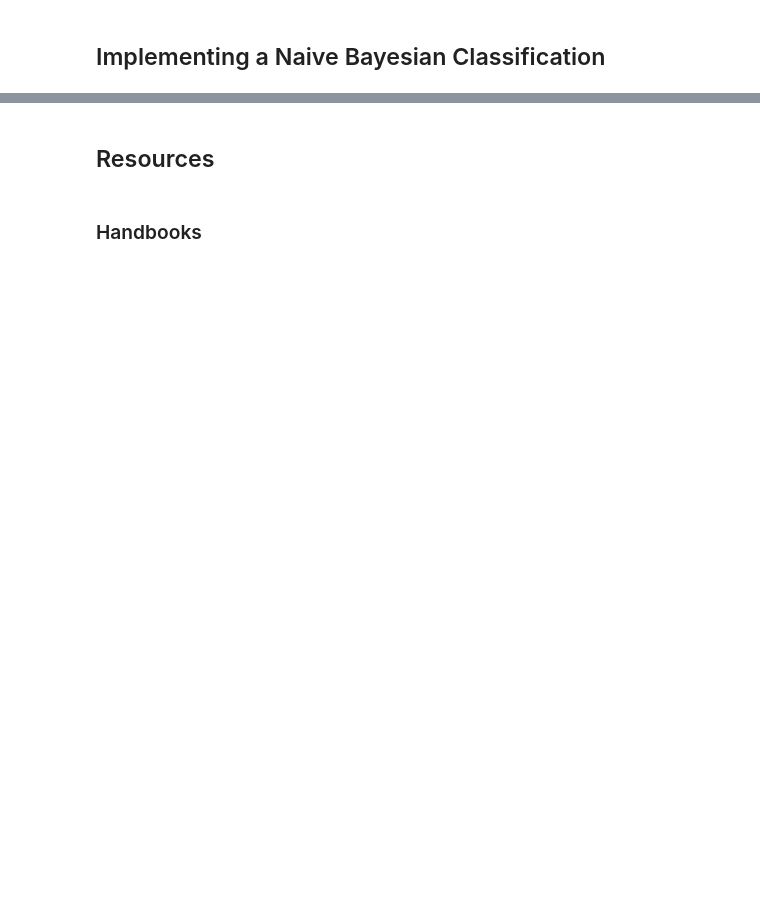
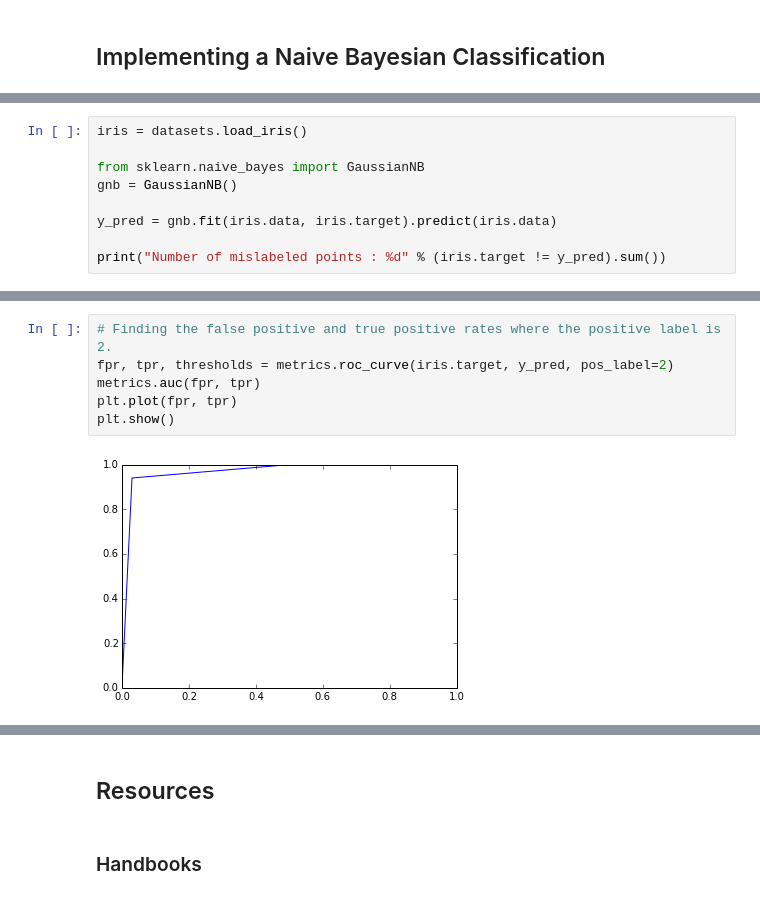
Before and after one commit to khnlimit/DS_HK_2, a Jupyter notebook: notebooks/09 - Naive Bayes.ipynb, the cells around one changed output, grey strips where cells are left out. Saved outputs shown, nothing was run; the diff lists cells and outputs as text; blank space fills up the shorter version.

Commit message:
Naives Bayes Classifier

```diff
--- a/notebooks/09 - Naive Bayes.ipynb
+++ b/notebooks/09 - Naive Bayes.ipynb
@@ -259,0 +317,9 @@ $$P(\{x_{i}\}|C) = P(\{x_{1},x_{2}, \dots , x_{n}\})|C) \approx P(\{x_{1} | C) *
+# %%
+iris = datasets.load_iris()
+
+from sklearn.naive_bayes import GaussianNB
+gnb = GaussianNB()
+
+y_pred = gnb.fit(iris.data, iris.target).predict(iris.data)
+
+print("Number of mislabeled points : %d" % (iris.target != y_pred).sum())
@@ -259,0 +334,8 @@ $$P(\{x_{i}\}|C) = P(\{x_{1},x_{2}, \dots , x_{n}\})|C) \approx P(\{x_{1} | C) *
+# %%
+# Finding the false positive and true positive rates where the positive label is 2.
+fpr, tpr, thresholds = metrics.roc_curve(iris.target, y_pred, pos_label=2)
+metrics.auc(fpr, tpr)
+plt.plot(fpr, tpr)
+plt.show()
+# %% [output]
+[figure, added]
```
Also changed, not shown: parts of 37 cells of this notebook.
